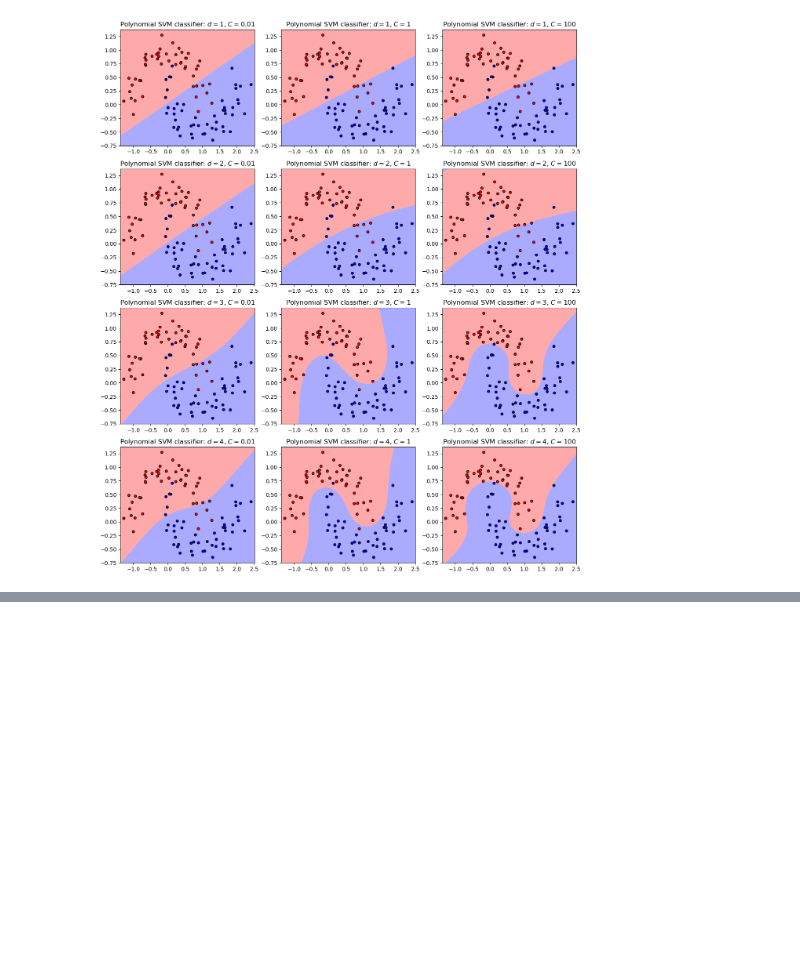
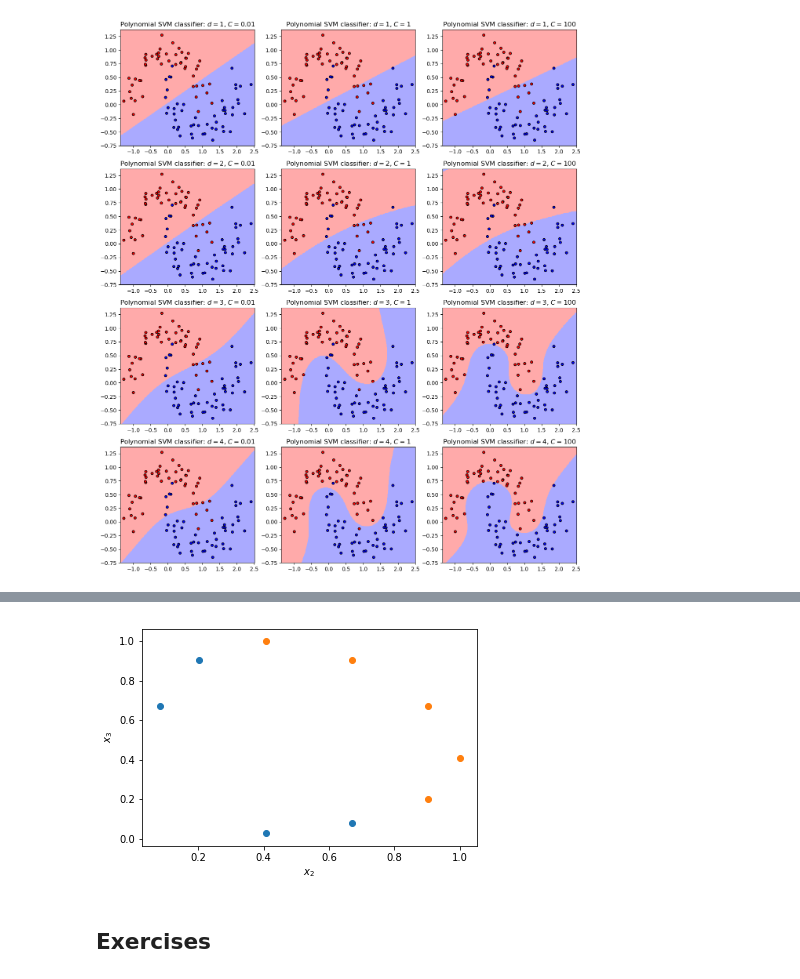
Before and after one commit to gerdm/machine_learning, a Jupyter notebook: scikitlearn_tflow/SVMs.ipynb, the cells around one changed output, grey strips where cells are left out. Drawn from its saved outputs; the diff is of its cells as text; code cells hidden in the pictures; blank space fills up the shorter version.

```diff
--- a/scikitlearn_tflow/SVMs.ipynb
+++ b/scikitlearn_tflow/SVMs.ipynb
@@ -85,0 +97,12 @@ plt.show()
+# %%
+def rbf(gamma, landmark, X):
+    return np.exp(-gamma * (X - landmark) ** 2)
+# %%
+gamma = 0.1
+plt.scatter(rbf(gamma, 1, c1), rbf(gamma, -2, c1))
+plt.scatter(rbf(gamma, 1, c2), rbf(gamma, -2, c2))
+plt.xlabel("$x_2$"); plt.ylabel("$x_3$");
+# %% [output]
+[figure, added]
+# %% [markdown]
+## Exercises
```
Also changed, not shown: parts of 4 cells of this notebook.
